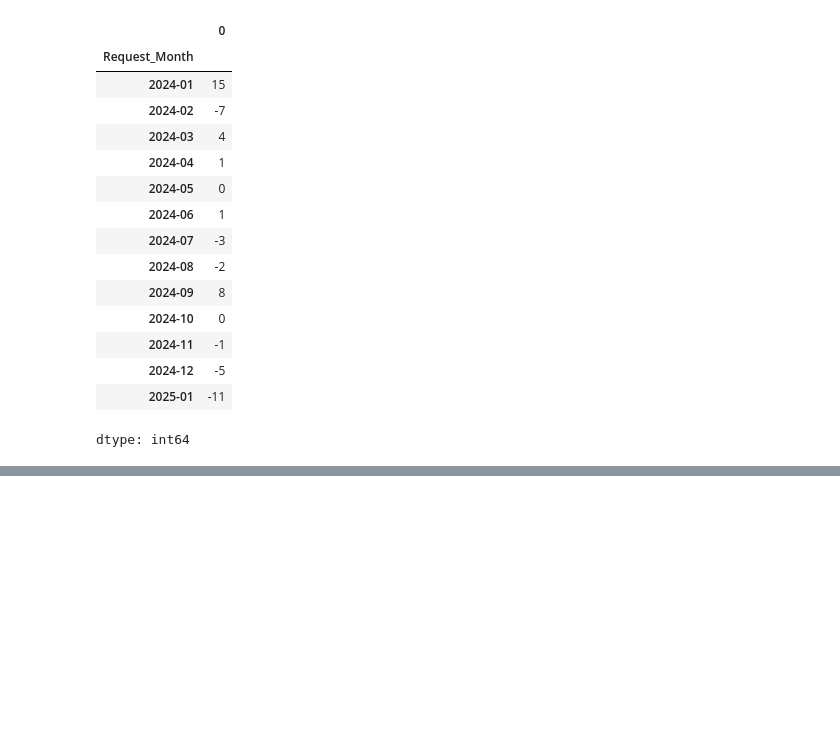
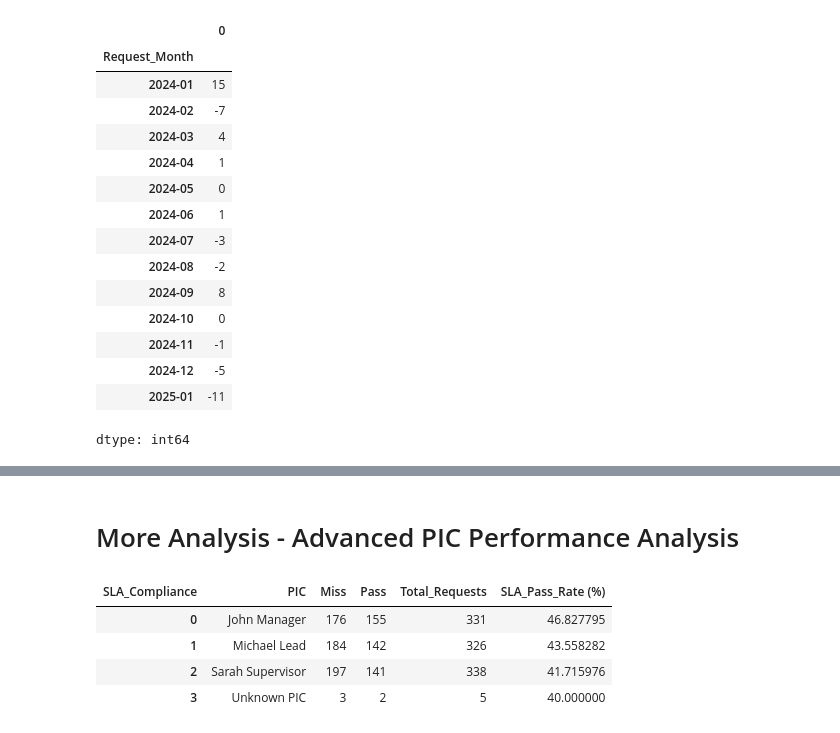
Before and after one commit to FadQode/Data_analysis, a Jupyter notebook: DS3.ipynb, the cells around one changed output, grey strips where cells are left out. Cells and saved outputs as stored; diff of their text form; code cells hidden in the pictures; blank space fills up the shorter version.

Commit message:
Minus Advanced PIC Performance - Answering Bussiness Question

```diff
--- a/DS3.ipynb
+++ b/DS3.ipynb
@@ -1185,3 +1196,24 @@ fig_waterfall_after.show()
 # %% [output]
 [interactive output not drawn]
 [interactive output not drawn]
+# %% [markdown]
+# More Analysis - Advanced PIC Performance Analysis
+# %%
+# Hitung jumlah Pass dan Miss per PIC
+sla_performance_per_pic = df.groupby(['PIC', 'SLA_Compliance']).size().unstack(fill_value=0)
+
+# Tambahkan kolom total request dan akurasi SLA
+sla_performance_per_pic['Total_Requests'] = sla_performance_per_pic.sum(axis=1)
+sla_performance_per_pic['SLA_Pass_Rate (%)'] = (sla_performance_per_pic['Pass'] / sla_performance_per_pic['Total_Requests']) * 100
+
+# Urutkan dari performa tertinggi ke terendah
+sla_performance_per_pic = sla_performance_per_pic.sort_values(by='SLA_Pass_Rate (%)', ascending=False)
+
+# Tampilkan hasil
+sla_performance_per_pic.reset_index()
+# %% [output]
+| SLA_Compliance | PIC | Miss | Pass | Total_Requests | SLA_Pass_Rate (%) |
+| 0 | John Manager | 176 | 155 | 331 | 46.827795 |
+| 1 | Michael Lead | 184 | 142 | 326 | 43.558282 |
+| 2 | Sarah Supervisor | 197 | 141 | 338 | 41.715976 |
+| 3 | Unknown PIC | 3 | 2 | 5 | 40.000000 |
```
Also changed, not shown: parts of 9 cells of this notebook.
